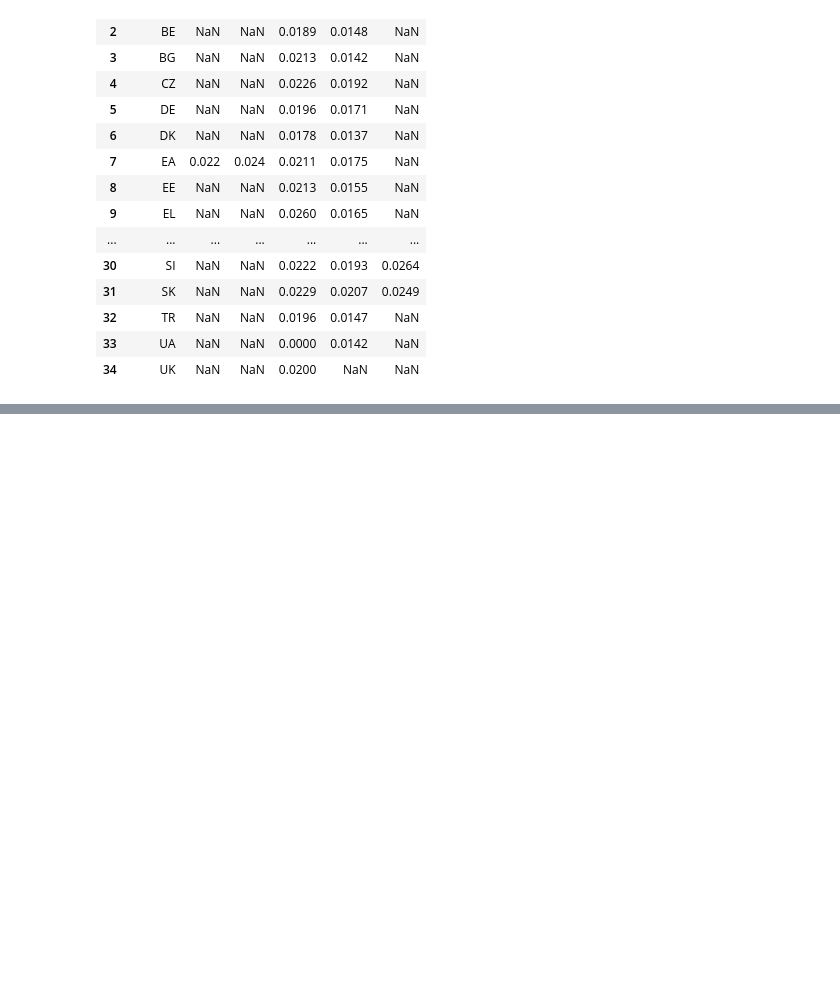
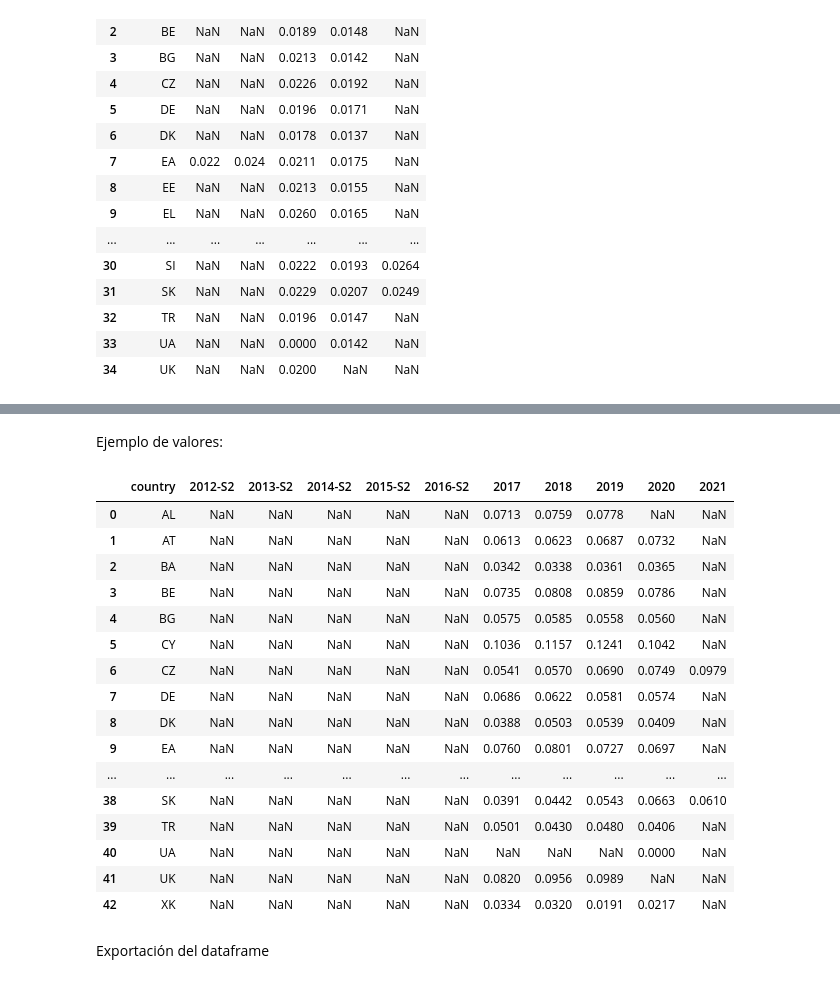
Before and after one commit to tipologia-datos-UOC-pract-jonas-miguel/pract-1, a Jupyter notebook: notebook/pract-1.ipynb, the cells around one changed output, grey strips where cells are left out. Drawn from its saved outputs; the diff is of its cells as text; code cells hidden in the pictures; blank space fills up the shorter version.

```diff
--- a/notebook/pract-1.ipynb
+++ b/notebook/pract-1.ipynb
@@ -204,0 +230,6 @@ Clave de identificación de los datos: **`NRG_PC_204_C`**
+# %%
+data_electricity_prices_household_consumers = dataframe_by_key(
+    key    = 'NRG_PC_204_C__custom_2388428',
+    filter = 'A,KWH2500-4999,NRG_SUP,EUR',
+    gziped = True
+)
@@ -204,0 +253,24 @@ Clave de identificación de los datos: **`NRG_PC_204_C`**
+# %% [markdown]
+Ejemplo de valores:
+# %%
+data_electricity_prices_household_consumers
+# %% [output]
+|  | country | 2012-S2 | 2013-S2 | 2014-S2 | 2015-S2 | 2016-S2 | 2017 | 2018 | 2019 | 2020 | 2021 |
+| 0 | AL | NaN | NaN | NaN | NaN | NaN | 0.0713 | 0.0759 | 0.0778 | NaN | NaN |
+| 1 | AT | NaN | NaN | NaN | NaN | NaN | 0.0613 | 0.0623 | 0.0687 | 0.0732 | NaN |
+| 2 | BA | NaN | NaN | NaN | NaN | NaN | 0.0342 | 0.0338 | 0.0361 | 0.0365 | NaN |
+| 3 | BE | NaN | NaN | NaN | NaN | NaN | 0.0735 | 0.0808 | 0.0859 | 0.0786 | NaN |
+| 4 | BG | NaN | NaN | NaN | NaN | NaN | 0.0575 | 0.0585 | 0.0558 | 0.0560 | NaN |
+| 5 | CY | NaN | NaN | NaN | NaN | NaN | 0.1036 | 0.1157 | 0.1241 | 0.1042 | NaN |
+| 6 | CZ | NaN | NaN | NaN | NaN | NaN | 0.0541 | 0.0570 | 0.0690 | 0.0749 | 0.0979 |
+| 7 | DE | NaN | NaN | NaN | NaN | NaN | 0.0686 | 0.0622 | 0.0581 | 0.0574 | NaN |
+| 8 | DK | NaN | NaN | NaN | NaN | NaN | 0.0388 | 0.0503 | 0.0539 | 0.0409 | NaN |
+| 9 | EA | NaN | NaN | NaN | NaN | NaN | 0.0760 | 0.0801 | 0.0727 | 0.0697 | NaN |
+| ... | ... | ... | ... | ... | ... | ... | ... | ... | ... | ... | ... |
+| 38 | SK | NaN | NaN | NaN | NaN | NaN | 0.0391 | 0.0442 | 0.0543 | 0.0663 | 0.0610 |
+| 39 | TR | NaN | NaN | NaN | NaN | NaN | 0.0501 | 0.0430 | 0.0480 | 0.0406 | NaN |
+| 40 | UA | NaN | NaN | NaN | NaN | NaN | NaN | NaN | NaN | 0.0000 | NaN |
+| 41 | UK | NaN | NaN | NaN | NaN | NaN | 0.0820 | 0.0956 | 0.0989 | NaN | NaN |
+| 42 | XK | NaN | NaN | NaN | NaN | NaN | 0.0334 | 0.0320 | 0.0191 | 0.0217 | NaN |
+# %% [markdown]
+Exportación del dataframe
```
Also changed, not shown: parts of 27 cells of this notebook, 5 other files.
